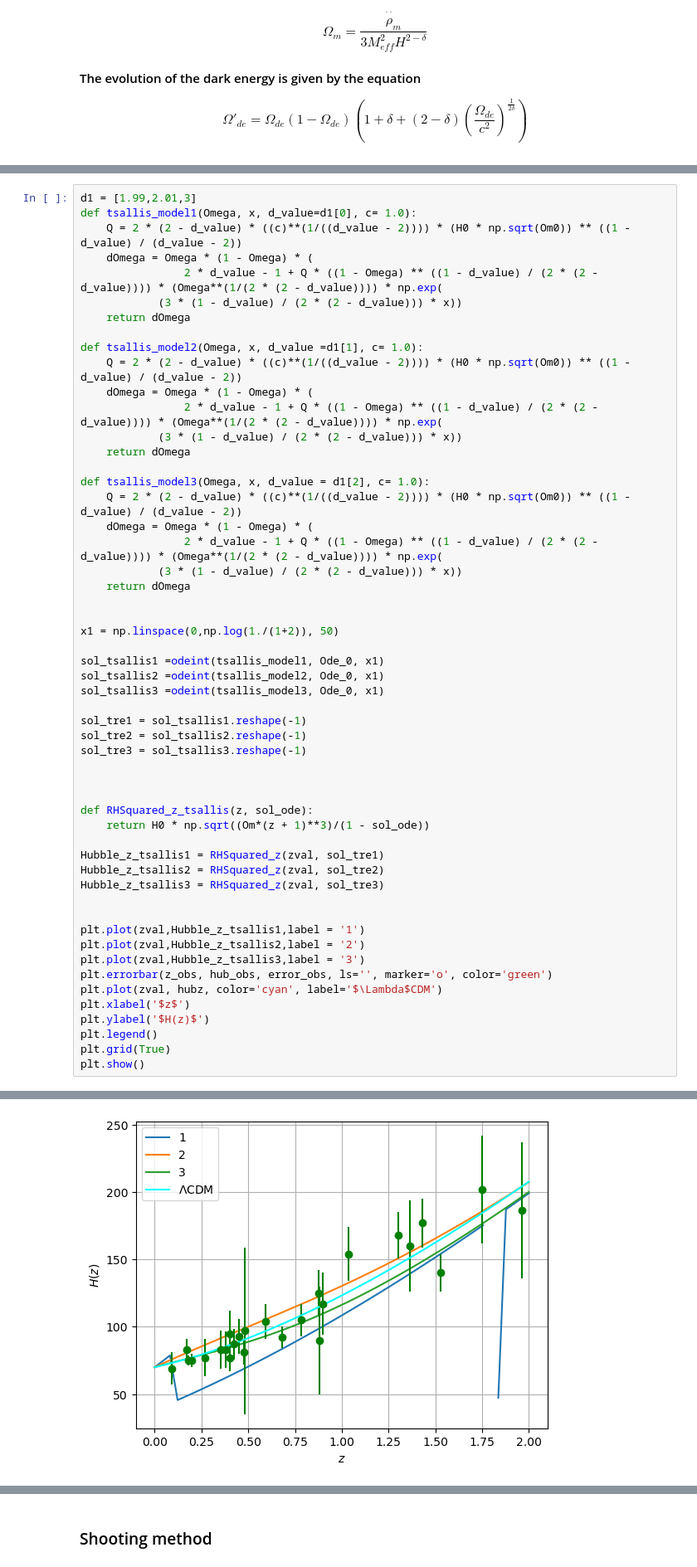
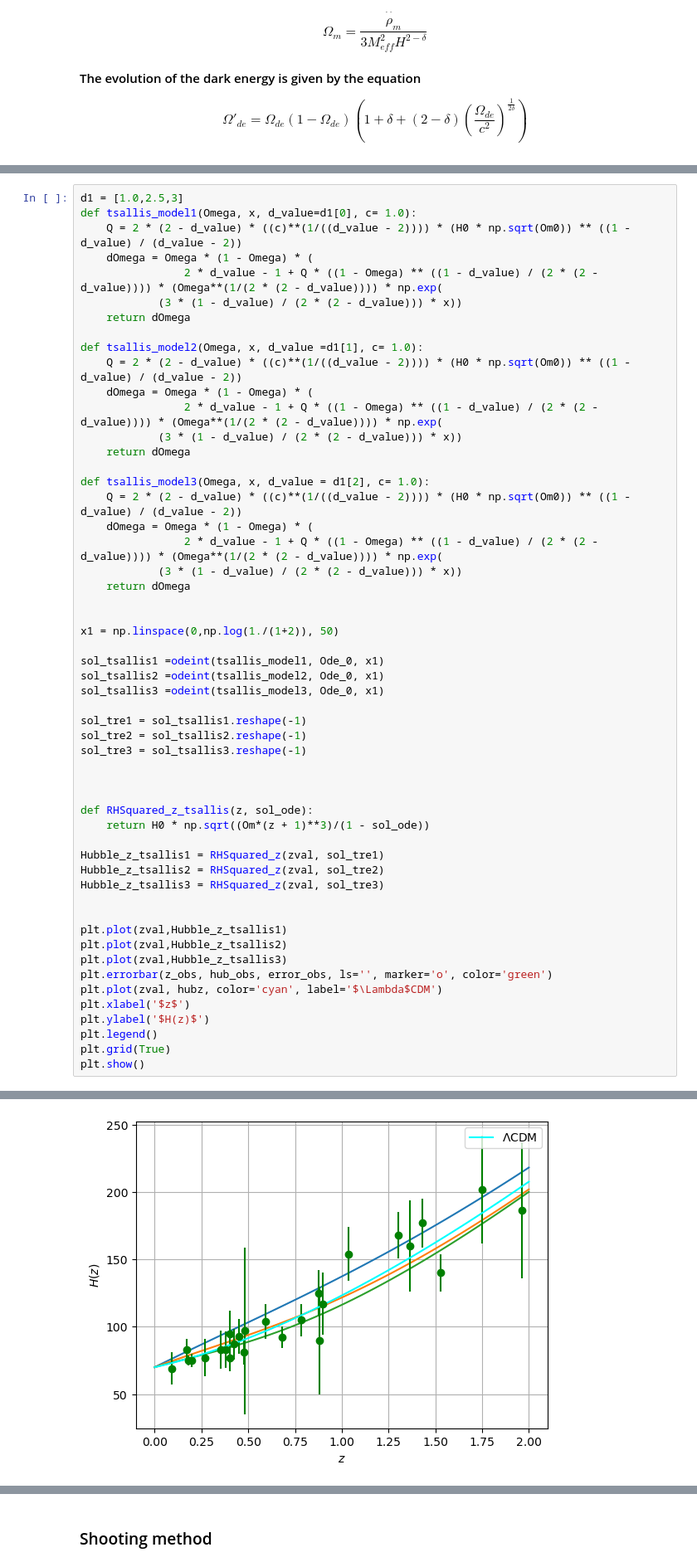
Before and after one commit to xlxnsxzpxtx/HolographicDE, a Jupyter notebook: Notebooks/holographics_models.ipynb, the cells around one changed output, grey strips where cells are left out. Shown at 83% size. Cells and saved outputs as stored; diff of their text form.

```diff
--- a/holographics_models.ipynb
+++ b/Notebooks/holographics_models.ipynb
@@ -315,5 +315,5 @@ IndentationError: unexpected indent (1654805750.py, line 6)
 # %%
-d1 = [1.99,2.01,3]
+d1 = [1.0,2.5,3]
 def tsallis_model1(Omega, x, d_value=d1[0], c= 1.0):
     Q = 2 * (2 - d_value) * ((c)**(1/((d_value - 2)))) * (H0 * np.sqrt(Om0)) ** ((1 - d_value) / (d_value - 2))
     dOmega = Omega * (1 - Omega) * (
@@ -356,9 +356,9 @@ Hubble_z_tsallis2 = RHSquared_z(zval, sol_tre2)
 Hubble_z_tsallis3 = RHSquared_z(zval, sol_tre3)
 
 
-plt.plot(zval,Hubble_z_tsallis1,label = '1')
-plt.plot(zval,Hubble_z_tsallis2,label = '2')
-plt.plot(zval,Hubble_z_tsallis3,label = '3')
+plt.plot(zval,Hubble_z_tsallis1)
+plt.plot(zval,Hubble_z_tsallis2)
+plt.plot(zval,Hubble_z_tsallis3)
 plt.errorbar(z_obs, hub_obs, error_obs, ls='', marker='o', color='green')
 plt.plot(zval, hubz, color='cyan', label='$\Lambda$CDM')
 plt.xlabel('$z$')
@@ -385 +370 @@ plt.show()
-[figure, old version]
+[figure, new version]
```
Also changed, not shown: parts of 7 cells of this notebook, 4 other files.
